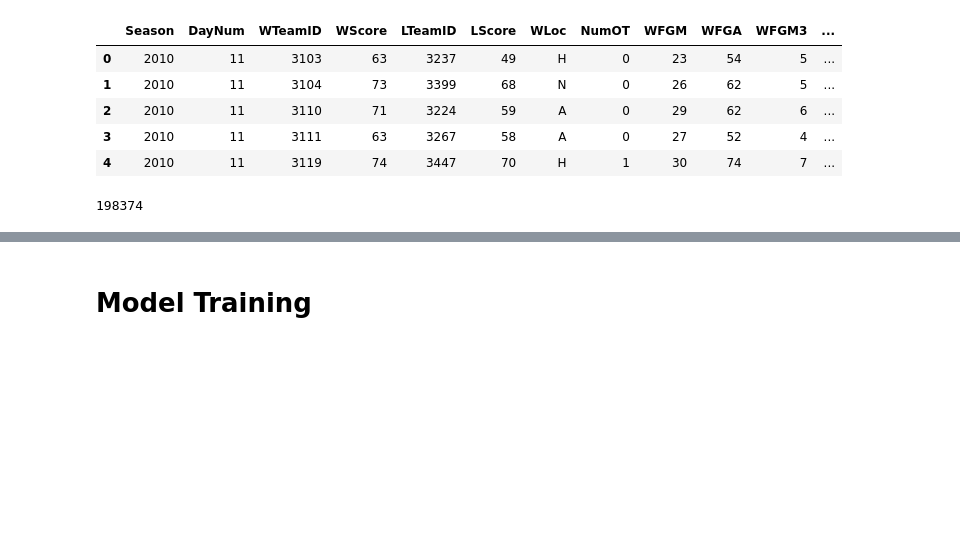
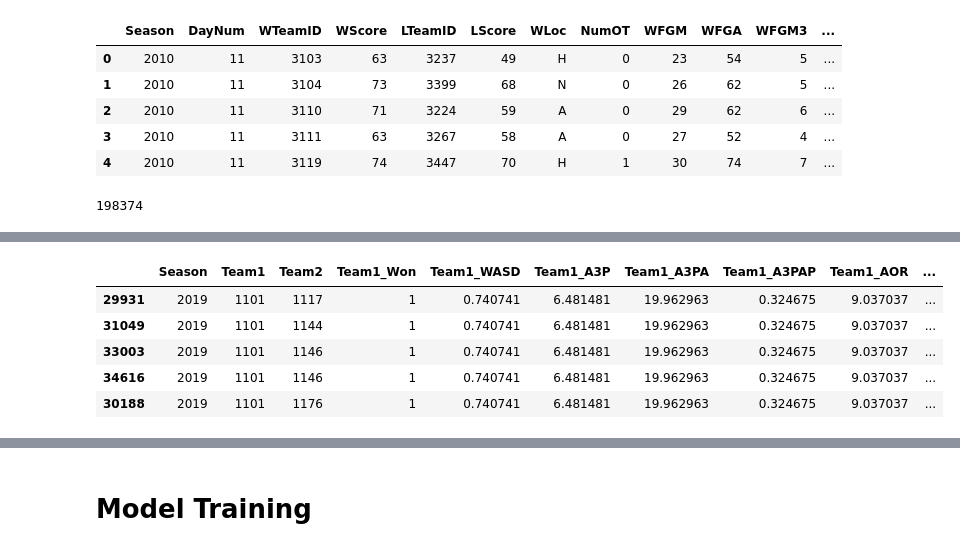
Before and after one commit to UR-Z/March-Madness, a Jupyter notebook: google_march_madness.ipynb, the cells around one changed output, grey strips where cells are left out. Drawn from its saved outputs; the diff is of its cells as text; code cells hidden in the pictures; blank space fills up the shorter version.

```diff
--- a/google_march_madness.ipynb
+++ b/google_march_madness.ipynb
@@ -100,17 +97,0 @@ Loaded and converted to SQL: WTeams.csv -> WTeams
-# %%
-# Show all columns
-pd.set_option('display.max_columns', None)
-
-query = """
-select
-*
-from WNCAATourneySeeds
-
-UNION ALL
-
-select
-*
-from MNCAATourneySeeds
-"""
-seed_df = query_to_dataframe(query)
-seed_df.head()
@@ -363,3 +204,51 @@ df.head()
+# %%
+# 1. Rename columns in feature_df to distinguish features for Team1 and Team2
+feature_df_team1 = feature_df.rename(columns={
+    'average_score_difference': 'Team1_WASD',
+    'average_3_pointers': 'Team1_A3P',
+    'average_3_pointers_attempted': 'Team1_A3PA',
+    'average_3_point_accuracy': 'Team1_A3PAP',
+    'average_offensive_rebound': 'Team1_AOR',
+    'average_defensive_rebound': 'Team1_ADR',
+})
+
+feature_df_team2 = feature_df.rename(columns={
+    'average_score_difference': 'Team2_WASD',
+    'average_3_pointers': 'Team2_A3P',
+    'average_3_pointers_attempted': 'Team2_A3PA',
+    'average_3_point_accuracy': 'Team2_A3PAP',
+    'average_offensive_rebound': 'Team2_AOR',
+    'average_defensive_rebound': 'Team2_ADR',
+})
+
+# 2. Merge training_df with feature_df_team1 on the 'Season' and 'Team1' columns
+training_with_team1_features = training_df.merge(
+    feature_df_team1,
+    how='left',  # Left join to keep all rows from training_df
+    left_on=['Season', 'Team1'],
+    right_on=['prediction_year', 'TeamID']
+)
+
+# 3. Merge training_with_team1_features with feature_df_team2 on the 'Season' and 'Team2' columns
+training_with_both_features = training_with_team1_features.merge(
+    feature_df_team2,
+    how='left',  # Left join to keep all rows from training_with_team1_features
+    left_on=['Season', 'Team2'],
+    right_on=['prediction_year', 'TeamID']
+)
+
+# 4. Drop the unnecessary columns (like 'prediction_year' and 'TeamID' from both feature dataframes)
+training_with_both_features = training_with_both_features.drop(columns=['prediction_year_x', 'TeamID_x', 'prediction_year_y','TeamID_y'])
+
+# Now training_with_both_features has the features for both Team1 and Team2
+training_with_both_features.sort_values(by=['Season','Team1','Team2'],ascending=True).head()
+# %% [output]
+|  | Season | Team1 | Team2 | Team1_Won | Team1_WASD | Team1_A3P | Team1_A3PA | Team1_A3PAP | Team1_AOR | ... |
+| 29931 | 2019 | 1101 | 1117 | 1 | 0.740741 | 6.481481 | 19.962963 | 0.324675 | 9.037037 | ... |
+| 31049 | 2019 | 1101 | 1144 | 1 | 0.740741 | 6.481481 | 19.962963 | 0.324675 | 9.037037 | ... |
+| 33003 | 2019 | 1101 | 1146 | 1 | 0.740741 | 6.481481 | 19.962963 | 0.324675 | 9.037037 | ... |
+| 34616 | 2019 | 1101 | 1146 | 1 | 0.740741 | 6.481481 | 19.962963 | 0.324675 | 9.037037 | ... |
+| 30188 | 2019 | 1101 | 1176 | 1 | 0.740741 | 6.481481 | 19.962963 | 0.324675 | 9.037037 | ... |
 # %%
 def prepare_data(df):
     games = df
```
Also changed, not shown: parts of 24 cells of this notebook.
